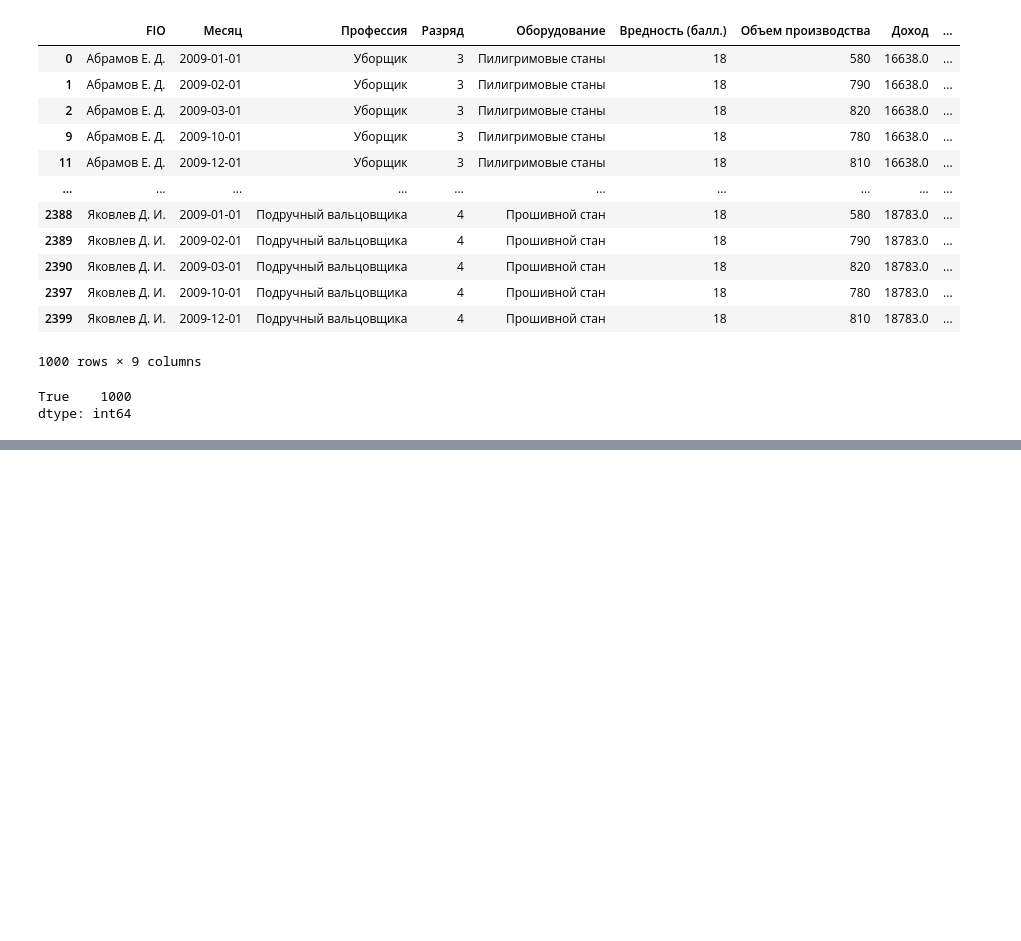
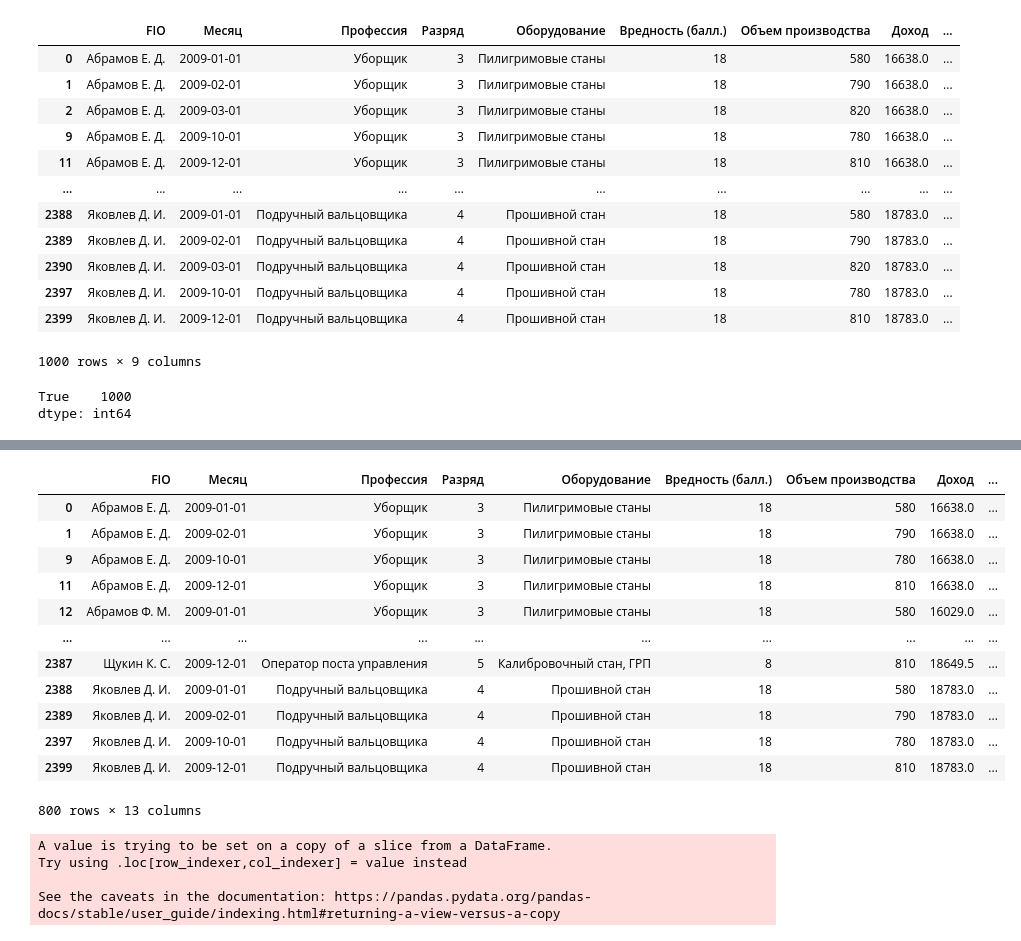
Before and after one commit to Jorshya/test_task_01, a Jupyter notebook: Test_5.0.ipynb, the cells around one changed output, grey strips where cells are left out. Drawn from its saved outputs; the diff is of its cells as text; code cells hidden in the pictures; blank space fills up the shorter version.

```diff
--- a/Test_5.0.ipynb
+++ b/Test_5.0.ipynb
@@ -503,0 +468,26 @@ Name: k_950_1400, dtype: int64
+# %%
+df_final_2 = df_final[df_final['Объем производства'] < 820]
+# %%
+df_final_2
+# %% [output]
+|  | FIO | Месяц | Профессия | Разряд | Оборудование | Вредность (балл.) | Объем производства | Доход | ... |
+| 0 | Абрамов Е. Д. | 2009-01-01 | Уборщик | 3 | Пилигримовые станы | 18 | 580 | 16638.0 | ... |
+| 1 | Абрамов Е. Д. | 2009-02-01 | Уборщик | 3 | Пилигримовые станы | 18 | 790 | 16638.0 | ... |
+| 9 | Абрамов Е. Д. | 2009-10-01 | Уборщик | 3 | Пилигримовые станы | 18 | 780 | 16638.0 | ... |
+| 11 | Абрамов Е. Д. | 2009-12-01 | Уборщик | 3 | Пилигримовые станы | 18 | 810 | 16638.0 | ... |
+| 12 | Абрамов Ф. М. | 2009-01-01 | Уборщик | 3 | Пилигримовые станы | 18 | 580 | 16029.0 | ... |
+| ... | ... | ... | ... | ... | ... | ... | ... | ... | ... |
+| 2387 | Щукин К. С. | 2009-12-01 | Оператор поста управления | 5 | Калибровочный стан, ГРП | 8 | 810 | 18649.5 | ... |
+| 2388 | Яковлев Д. И. | 2009-01-01 | Подручный вальцовщика | 4 | Прошивной стан | 18 | 580 | 18783.0 | ... |
+| 2389 | Яковлев Д. И. | 2009-02-01 | Подручный вальцовщика | 4 | Прошивной стан | 18 | 790 | 18783.0 | ... |
+| 2397 | Яковлев Д. И. | 2009-10-01 | Подручный вальцовщика | 4 | Прошивной стан | 18 | 780 | 18783.0 | ... |
+| 2399 | Яковлев Д. И. | 2009-12-01 | Подручный вальцовщика | 4 | Прошивной стан | 18 | 810 | 18783.0 | ... |
+800 rows × 13 columns
+# %%
+df_final_2['проверка'] = (df_final_2['чист.оклад']+df_final_2['инд.над.']
++(df_final_2['Вредность (балл.)']*bal)).copy()
+# %% [output]
+A value is trying to be set on a copy of a slice from a DataFrame.
+Try using .loc[row_indexer,col_indexer] = value instead
+
+See the caveats in the documentation: https://pandas.pydata.org/pandas-docs/stable/user_guide/indexing.html#returning-a-view-versus-a-copy
```
Also changed, not shown: parts of 57 cells of this notebook.
